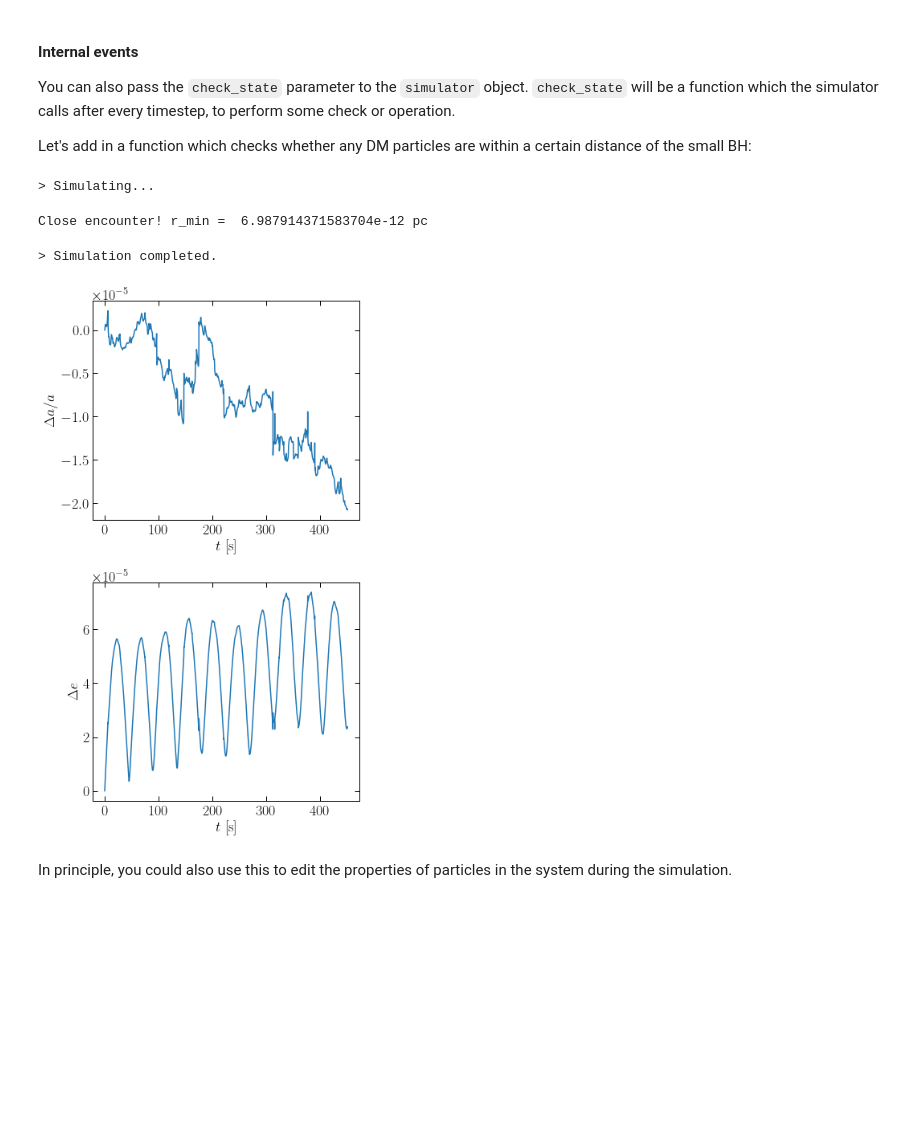
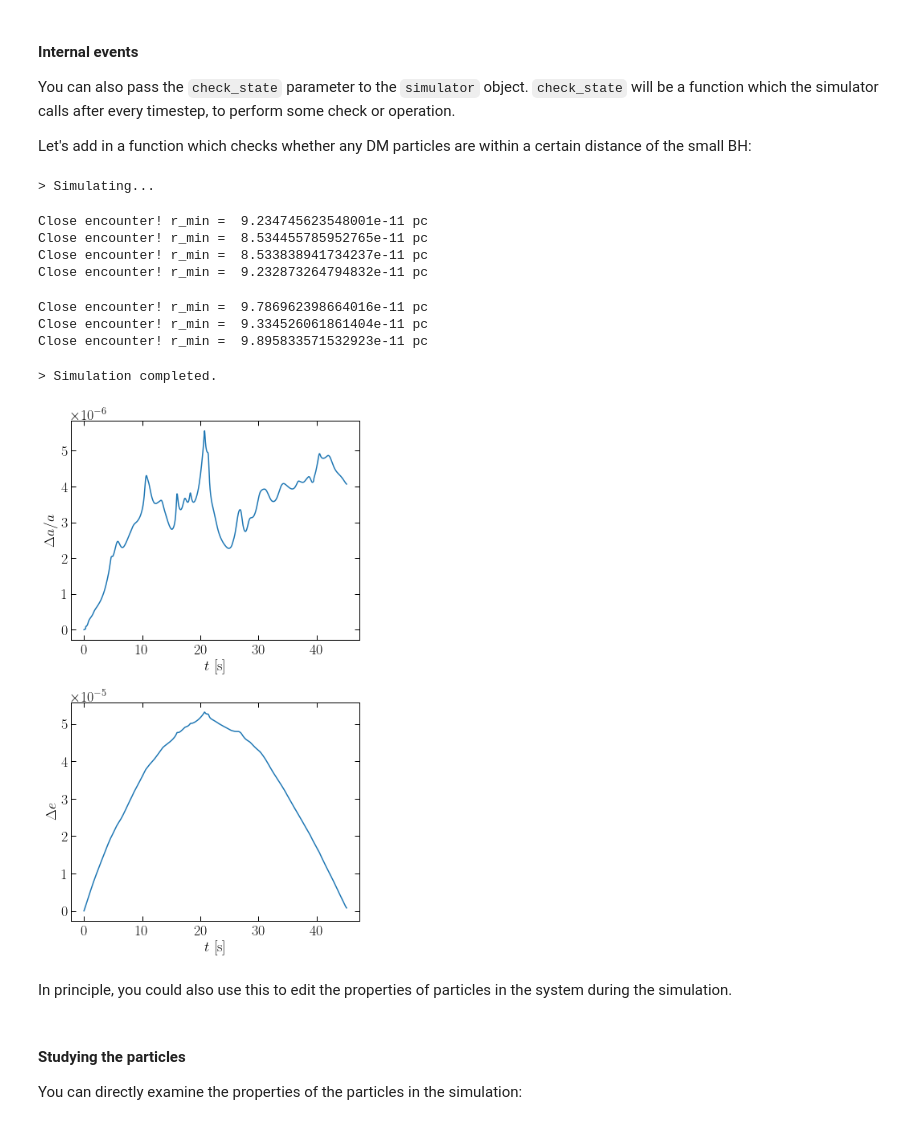
Before and after one commit to bradkav/NbodyIMRI, a Jupyter notebook: examples/Examples_Dressed_Binary.ipynb, the cells around one changed output. Saved outputs shown, nothing was run; the diff lists cells and outputs as text; code cells hidden in the pictures; blank space fills up the shorter version.

```diff
--- a/examples/Examples_Dressed_Binary.ipynb
+++ b/examples/Examples_Dressed_Binary.ipynb
@@ -128,19 +131,35 @@ def check_state(simulator):
     #The particle set is stored in an object labelled `p` in the simulator.
     #Let's check the minimum separation between the DM and the small BH
     r_DM = tools.norm(simulator.p.xDM - simulator.p.xBH2)
-    if np.any(r_DM < 2e-11*u.pc):
+    if np.any(r_DM < 1e-10*u.pc):
         print("Close encounter! r_min = ", np.min(r_DM/u.pc), "pc")
 
 #In here, it can also be useful to use simulator.current_step, which returns the current step (i.e. 10 is the tenth step in the simulation)
 #This can be useful if you only want to do something every 10 or 100 steps (or whatever).
 # %%
+N_step_per_orb = 1000
+N_orb = 1
+
+t_end = T_orb*N_orb
+dt    = T_orb/N_step_per_orb
+
 sim = simulator.simulator(p_binary, r_soft_sq = (3e-12*u.pc)**2, check_state=check_state)
 sim.run_simulation(dt, t_end, show_progress=True)
 sim.plot_orbital_elements();
 # %% [output]
 > Simulating...
-Close encounter! r_min =  6.987914371583704e-12 pc
+Close encounter! r_min =  9.234745623548001e-11 pc
+Close encounter! r_min =  8.534455785952765e-11 pc
+Close encounter! r_min =  8.533838941734237e-11 pc
+Close encounter! r_min =  9.232873264794832e-11 pc
-> Simulation completed.
+Close encounter! r_min =  9.786962398664016e-11 pc
+Close encounter! r_min =  9.334526061861404e-11 pc
+Close encounter! r_min =  9.895833571532923e-11 pc
+> Simulation completed.
-[figure, old version]
+[figure, new version]
 # %% [markdown]
 In principle, you could also use this to edit the properties of particles in the system during the simulation.
+# %% [markdown]
+#### Studying the particles
+
+You can directly examine the properties of the particles in the simulation:
```
Also changed, not shown: parts of 13 cells of this notebook, 2 other files.
